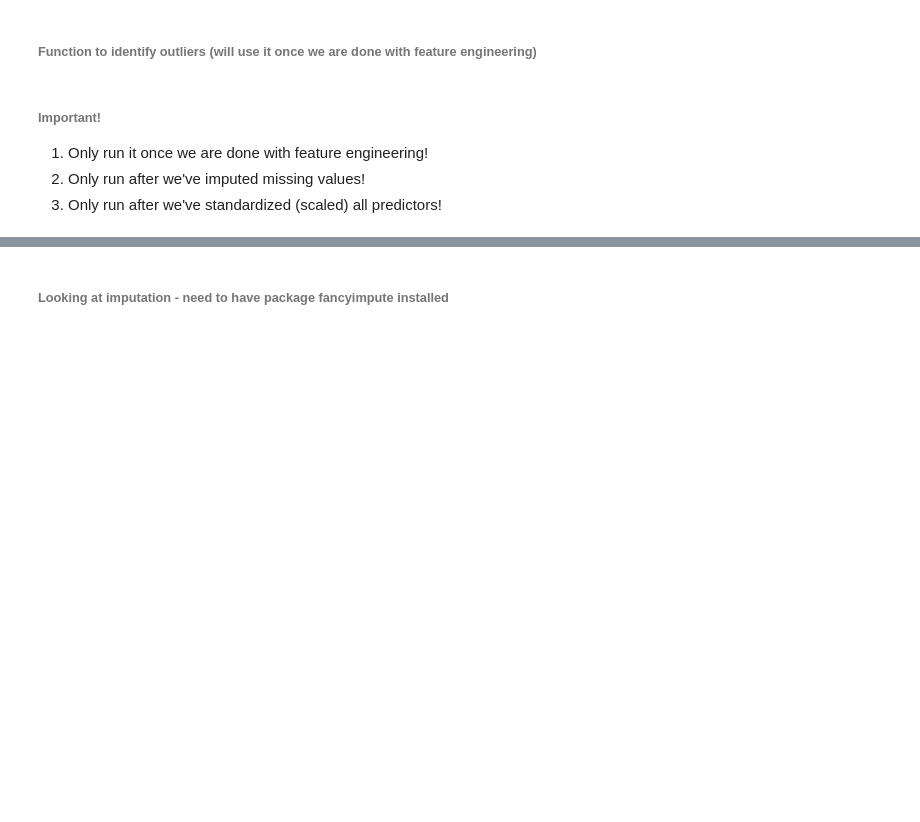
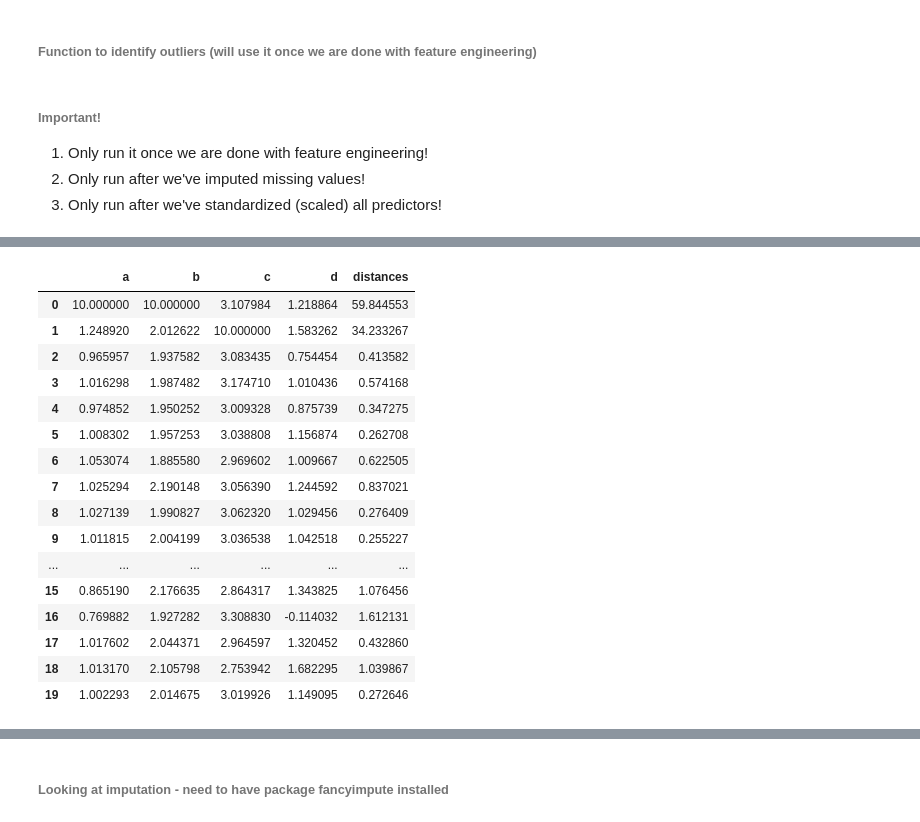
Before and after one commit to gwenkf/IowaHousePrices, a Jupyter notebook: House_Prices_Prepare_Dimitri.ipynb, the cells around one changed output, grey strips where cells are left out. Cells and saved outputs as stored; diff of their text form; code cells hidden in the pictures; blank space fills up the shorter version.

```diff
--- a/House_Prices_Prepare_Dimitri.ipynb
+++ b/House_Prices_Prepare_Dimitri.ipynb
@@ -2560,3 +2587,23 @@ cor_quant.to_csv('x quant dummies correlations.csv')
+# %%
+outliers(df, ['a','b','c'], kneighbors = 5)
+# %% [output]
+|  | a | b | c | d | distances |
+| 0 | 10.000000 | 10.000000 | 3.107984 | 1.218864 | 59.844553 |
+| 1 | 1.248920 | 2.012622 | 10.000000 | 1.583262 | 34.233267 |
+| 2 | 0.965957 | 1.937582 | 3.083435 | 0.754454 | 0.413582 |
+| 3 | 1.016298 | 1.987482 | 3.174710 | 1.010436 | 0.574168 |
+| 4 | 0.974852 | 1.950252 | 3.009328 | 0.875739 | 0.347275 |
+| 5 | 1.008302 | 1.957253 | 3.038808 | 1.156874 | 0.262708 |
+| 6 | 1.053074 | 1.885580 | 2.969602 | 1.009667 | 0.622505 |
+| 7 | 1.025294 | 2.190148 | 3.056390 | 1.244592 | 0.837021 |
+| 8 | 1.027139 | 1.990827 | 3.062320 | 1.029456 | 0.276409 |
+| 9 | 1.011815 | 2.004199 | 3.036538 | 1.042518 | 0.255227 |
+| ... | ... | ... | ... | ... | ... |
+| 15 | 0.865190 | 2.176635 | 2.864317 | 1.343825 | 1.076456 |
+| 16 | 0.769882 | 1.927282 | 3.308830 | -0.114032 | 1.612131 |
+| 17 | 1.017602 | 2.044371 | 2.964597 | 1.320452 | 0.432860 |
+| 18 | 1.013170 | 2.105798 | 2.753942 | 1.682295 | 1.039867 |
+| 19 | 1.002293 | 2.014675 | 3.019926 | 1.149095 | 0.272646 |
 # %%
 # This function takes 3 arguments: data frame, list of column names, and # of neighbors
 # It returns the original data frame with one extra column: 'distances'
```
Also changed, not shown: parts of 31 cells of this notebook.
